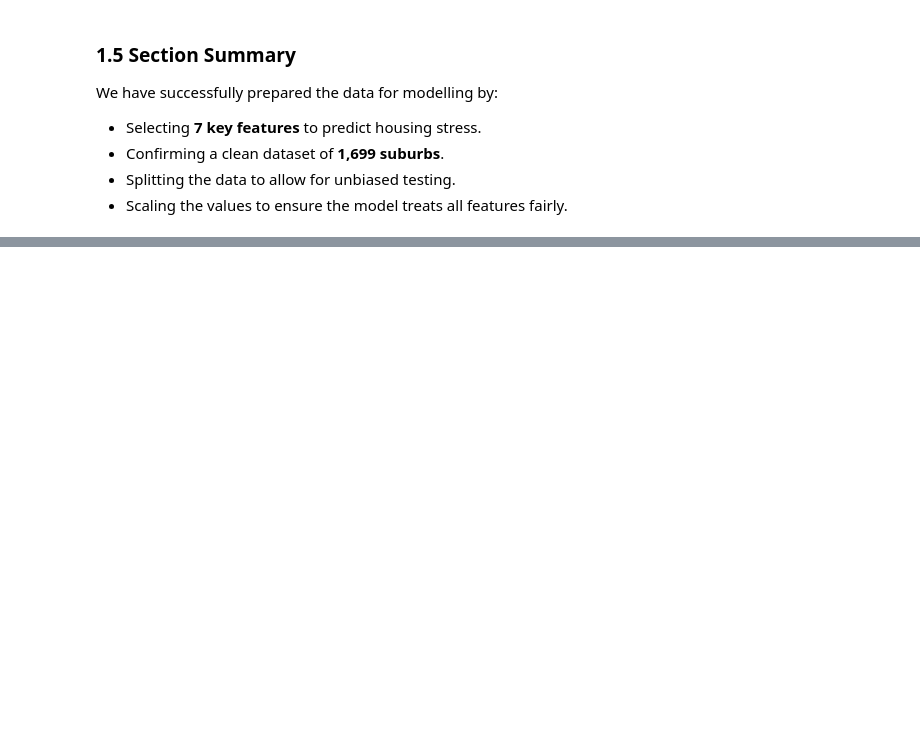
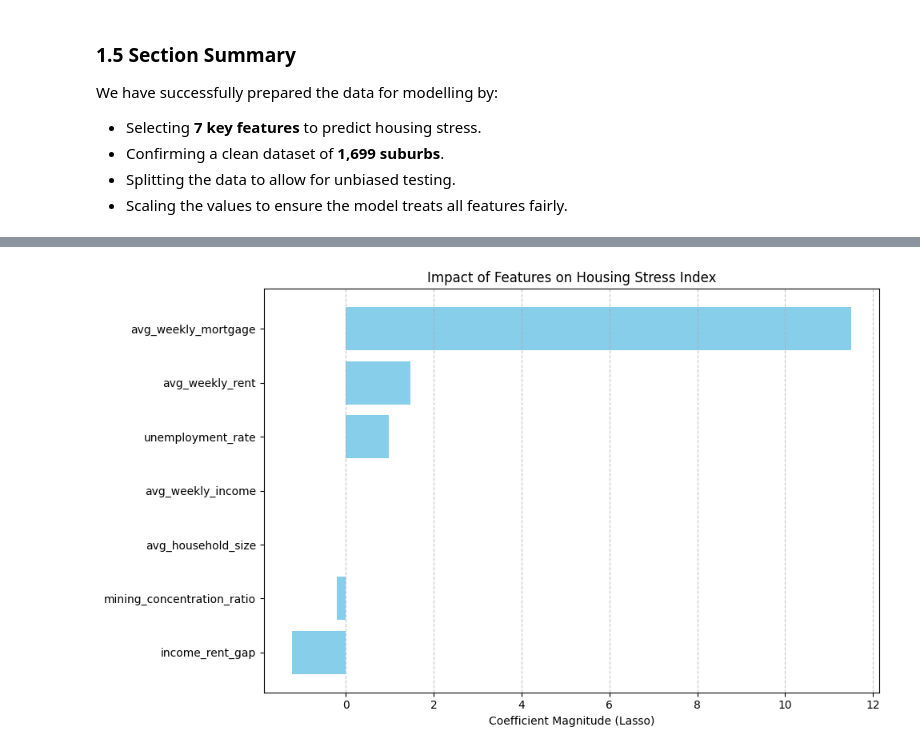
Before and after one commit to GaryUWA/WA-Housing-Model-2021-analysis, a Jupyter notebook: notebooks/03_regression_modelling.ipynb, the cells around one changed output, grey strips where cells are left out. Saved outputs shown, nothing was run; the diff lists cells and outputs as text; code cells hidden in the pictures; blank space fills up the shorter version.

```diff
--- a/notebooks/03_regression_modelling.ipynb
+++ b/notebooks/03_regression_modelling.ipynb
@@ -109,0 +116,12 @@ We have successfully prepared the data for modelling by:
+# %%
+from sklearn.linear_model import LinearRegression, Lasso
+
+# Initialise the models
+lin_reg = LinearRegression()
+lasso_reg = Lasso(alpha=0.1, random_state=42)
+
+# Train the models using scaled data
+lin_reg.fit(X_train_scaled, y_train)
+lasso_reg.fit(X_train_scaled, y_train)
+
+print("Linear and Lasso models have been successfully trained.")
@@ -109,0 +163,23 @@ We have successfully prepared the data for modelling by:
+# %%
+import matplotlib.pyplot as plt
+
+# Create DataFrame for easier plotting using features list and model coefficients
+coef_df = pd.DataFrame({
+    'Feature': features,
+    'Linear': lin_reg.coef_,
+    'Lasso': lasso_reg.coef_
+})
+
+# Sort features by Lasso coefficient magnitude for cleaner visual
+coef_df = coef_df.sort_values(by='Lasso', ascending=True)
+
+# Plotting coefficients
+plt.figure(figsize=(10, 6))
+plt.barh(coef_df['Feature'], coef_df['Lasso'], color='skyblue')
+plt.xlabel('Coefficient Magnitude (Lasso)')
+plt.title('Impact of Features on Housing Stress Index')
+plt.grid(axis='x', linestyle='--', alpha=0.7)
+plt.tight_layout()
+plt.show()
+# %% [output]
+[figure, added]
```
Also changed, not shown: parts of 8 cells of this notebook.
